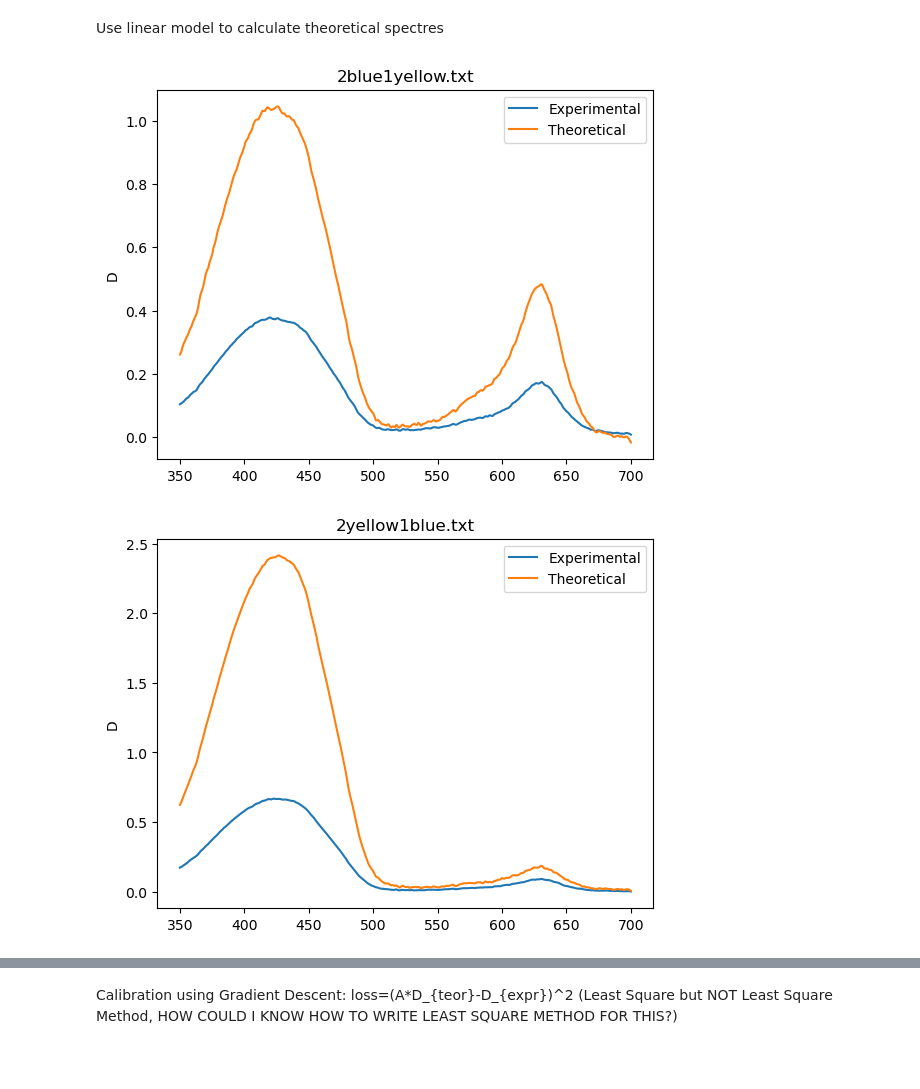
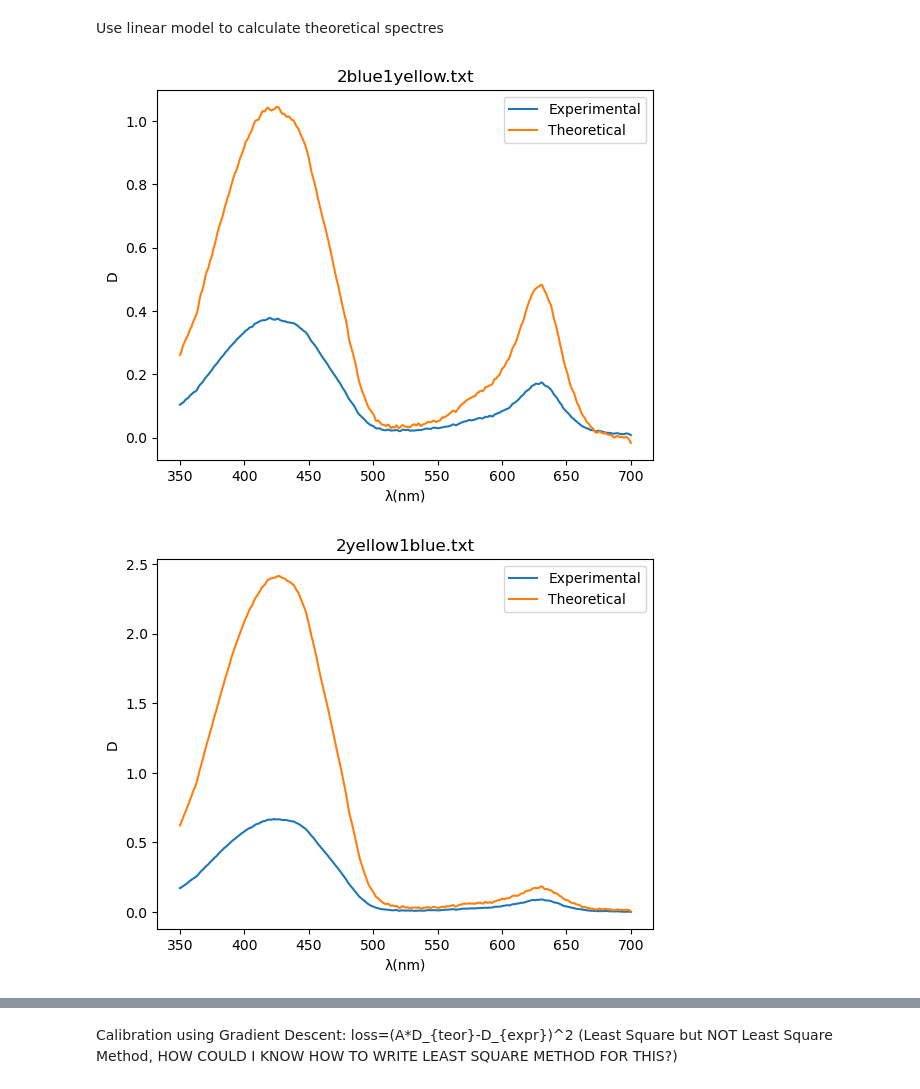
Before and after one commit to Heindrich-von-Skalitz/Absorbtion-Spectroscopy, a Jupyter notebook: calculate.ipynb, the cells around one changed output, grey strips where cells are left out. Cells and saved outputs as stored; diff of their text form; code cells hidden in the pictures; blank space fills up the shorter version.

```diff
--- a/calculate.ipynb
+++ b/calculate.ipynb
@@ -6,6 +6,7 @@ import matplotlib.pyplot as plt
 Collect all datas
 # %%
 folder = os.getcwd()
+imagesaved = 0
 
 #Collect .txt file
 txt_files = [f for f in os.listdir(folder) if f.lower().endswith('.txt')]
@@ -47,8 +48,11 @@ for i in range(len(file_data)):#Paint all datas
     to_paint.append(np.array(y))
 
     plt.plot(x,to_paint[i])
+    plt.xlabel('λ(nm)')
     plt.ylabel('D')
     plt.title(f'{i} {file_names[i]}')
+    plt.savefig(f'./image/{imagesaved}.jpg')
+    imagesaved+=1
     plt.show()
 waveLength=np.array(x)
 # %% [output]
@@ -77,25 +81,34 @@ yellow1barbariska2_teor = np.add(to_paint[8],np.multiply(to_paint[4],2))
 # %%
 plt.plot(waveLength,to_paint[1],label="Experimental")
 plt.plot(waveLength,yellow1blue2_teor,label="Theoretical")
 plt.legend()
+plt.xlabel('λ(nm)')
 plt.ylabel('D')
 plt.title(f'{file_names[1]}')
+plt.savefig(f'./image/{imagesaved}.jpg')
+imagesaved+=1
 plt.show()
 
 plt.plot(waveLength,to_paint[2],label="Experimental")
 plt.plot(waveLength,yellow2blue1_teor,label="Theoretical")
 plt.legend()
+plt.xlabel('λ(nm)')
 plt.ylabel('D')
 plt.title(f'{file_names[2]}')
+plt.savefig(f'./image/{imagesaved}.jpg')
+imagesaved+=1
 plt.show()
 
 
 plt.plot(waveLength,to_paint[0],label="Experimental")
 plt.plot(waveLength,yellow1barbariska2_teor,label="Theoretical")
 plt.legend()
+plt.xlabel('λ(nm)')
 plt.ylabel('D')
 plt.title(f'{file_names[0]}')
+plt.savefig(f'./image/{imagesaved}.jpg')
+imagesaved+=1
 plt.show()
 # %% [output]
-[figure, old version]
+[figure, new version]
-[figure, old version]
+[figure, new version]
```
Also changed, not shown: parts of 6 cells of this notebook.
